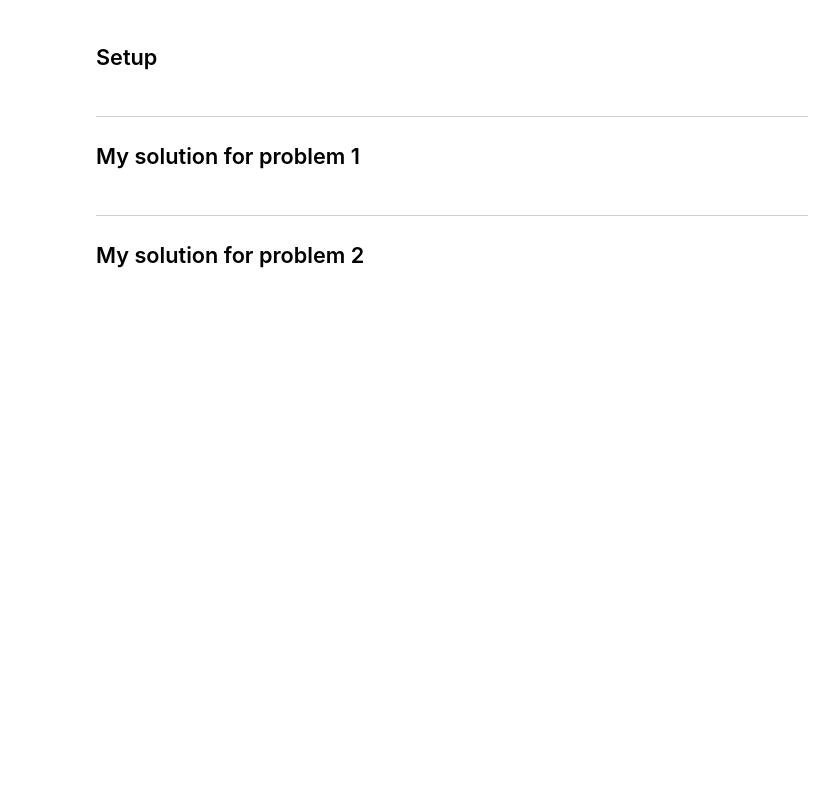
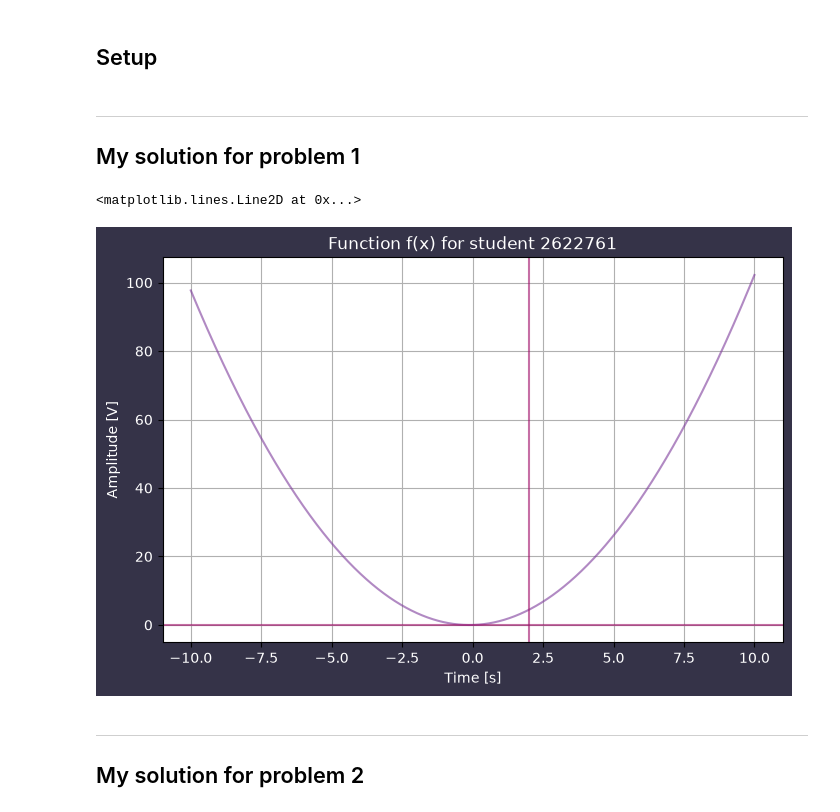
Before and after one commit to Tsavoritel/Silly-Scripts, a Jupyter notebook: PythonLabs/Lab 01.ipynb, the cells around one changed output. Cells and saved outputs as stored; diff of their text form; code cells hidden in the pictures; blank space fills up the shorter version.

Commit message:
figured out how to make the graph really pretty

```diff
--- a/PythonLabs/Lab 01.ipynb
+++ b/PythonLabs/Lab 01.ipynb
@@ -7,9 +7,9 @@ Metropolia University of Applied Sciences
 # %% [markdown]
 ## Setup
 # %%
-name = "Elise Collins" # Write your name between the parenthesis
-student_id = 12345678 # Change your student ID here
-date_returned = "" # Write the date returned between the parenthesis
+name = "Elise (John) Collins" # Write your name between the parenthesis
+student_id = 2622761 # Change your student ID here
+date_returned = "8/9/2026" # Write the date returned between the parenthesis
 # %%
 from IPython.display import Markdown, display # IPython.display is used to display Markdown text in Jupyter notebooks
 import numpy as np # numpy is used for numerical calculations
@@ -20,7 +20,25 @@ import labx as mx # Remember to download labx module from OMA assignment !!!
 ## My solution for problem 1
 # %%
 # Your code starts here
+x = np.arange(-10, 10, 0.001)
 y = mx.lab_1_problem_1(x, student_id)
+
+color1 = "#353348"
+color2 = "#7d3b9b99"
+color3 = "#a0106999"
+
+plt.figure(figsize = [8, 5], facecolor = color1)
+plt.tick_params(labelcolor='w')
+plt.plot(x, y, color = color2)
+plt.xlabel("Time [s]", color = 'w')
+plt.ylabel("Amplitude [V]", color = 'w')
+plt.title(f"Function f(x) for student {student_id}", color = 'w')
+plt.grid(True)
+plt.axhline(0.0, color = color3)
+plt.axvline(2.0, color = color3)
+# %% [output]
+<matplotlib.lines.Line2D at 0x...>
+[figure, added]
 # %% [markdown]
 ---
 ## My solution for problem 2
```
